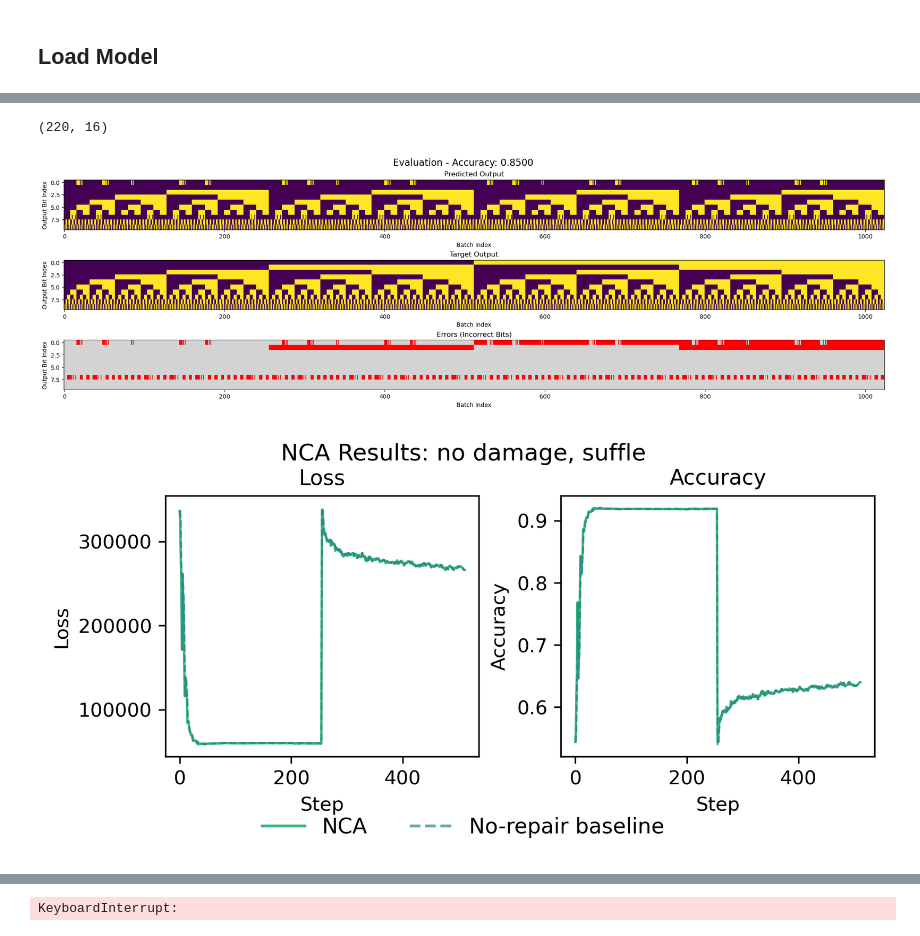
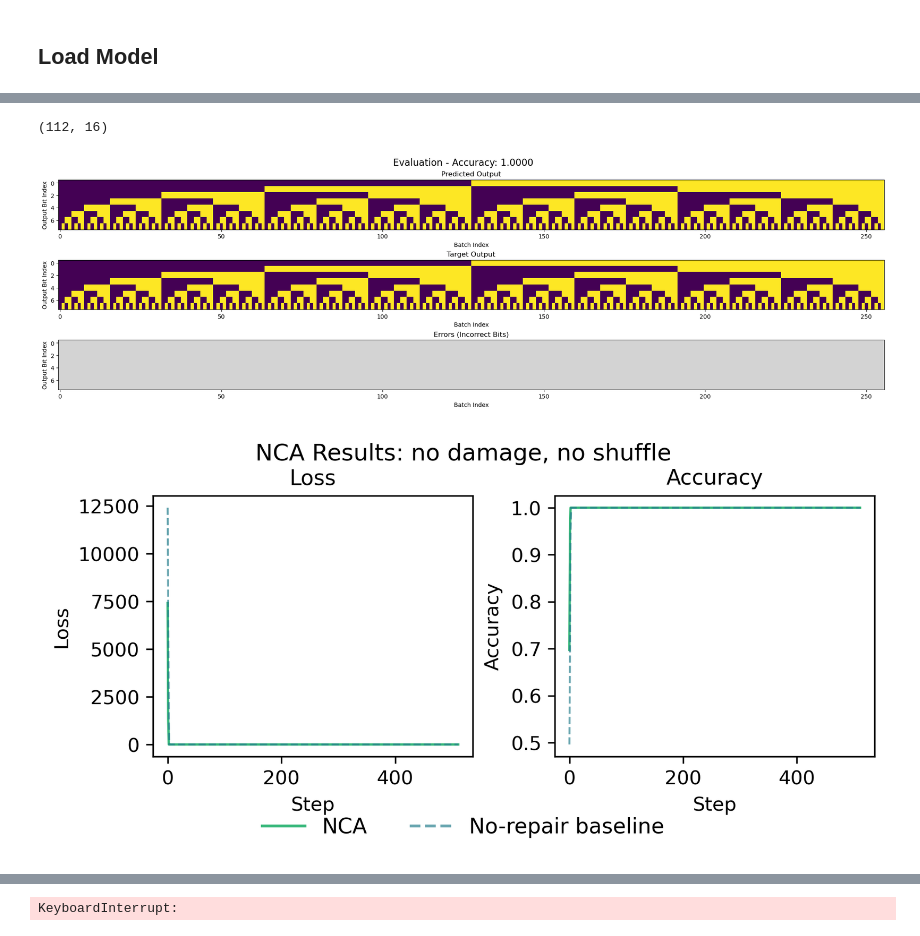
Before and after one commit to GabrielBena/boolean_nca_cc, a Jupyter notebook: trained_models.ipynb, the cells around one changed output, grey strips where cells are left out. Saved outputs shown, nothing was run; the diff lists cells and outputs as text; code cells hidden in the pictures.

```diff
--- a/trained_models.ipynb
+++ b/trained_models.ipynb
@@ -104,10 +104,12 @@ run_id = "gbena/boolean-nca-cc/f1vzpb58"  # Random wires, damages, reverse task
 # run_id = "gbena/boolean-nca-cc/1u5ssulx"  # Random wires, damages, reverse task
 run_id = "gbena/boolean-nca-cc/37mmnrgd"  # Random wires 10x10. reverse
 
+run_id = "gbena/boolean-nca-cc/fuervzs9"  # Fixed wires, 8x8, perceiver model
+
 loaded_config, checkpoint_path, run_id = load_config_from_wandb(
     run_id=run_id.split("/")[-1],
     entity="gbena",
-    filename="best_model_eval_damaged_out_test_hard_accuracy",
+    filename="best_model_eval_damaged_in_test_hard_accuracy",
     use_cache=False,
     # filename="latest_checkpoint",
 )
@@ -304,7 +305,7 @@ from boolean_nca_cc.training.pool.structural_perturbation import (
     count_eligible_gates,
 )
 # %%
-damage_modes = ["none", "deterministic", "probabilistic"][:1]
+damage_modes = ["none", "deterministic", "probabilistic"]
 damage_permanence = [0.5]
 n_eligible_gates = count_eligible_gates(layer_sizes)
 aim_failures = 0.15
@@ -374,7 +383,7 @@ final_graph = jax.tree.map(lambda x: x[0], list(attn_eval_results.values())[0][0
 # %%
 final_graph.nodes["logits"].shape
 # %% [output]
-(220, 16)
+(112, 16)
 # %%
 from boolean_nca_cc.utils import (
     build_graph,
@@ -393,5 +402,5 @@ metrics = evaluate_and_visualize(
     hard=False,
 )
 # %% [output]
-[figure, old version]
+[figure, new version]
 # %%
@@ -399,7 +408,7 @@ metrics = evaluate_and_visualize(
 # %%
 plot_wandb_stepwise_results(
-    attn_eval_results[(tuple(shuffle_steps[-1]), "none", 0.5)][1],
-    title="NCA Results: no damage, suffle",
+    list(attn_eval_results.values())[0][1],
+    title="NCA Results: no damage, no shuffle",
 );
 # %% [output]
-[figure, old version]
+[figure, new version]
```
Also changed, not shown: parts of 8 cells of this notebook, 16 other files.
